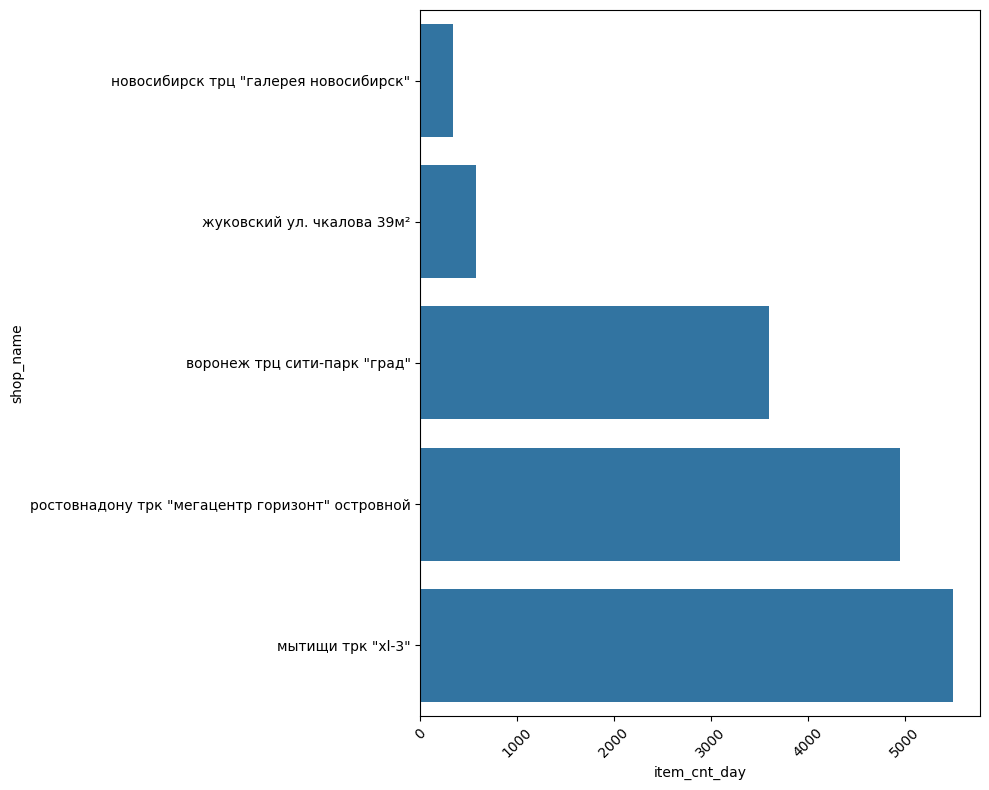
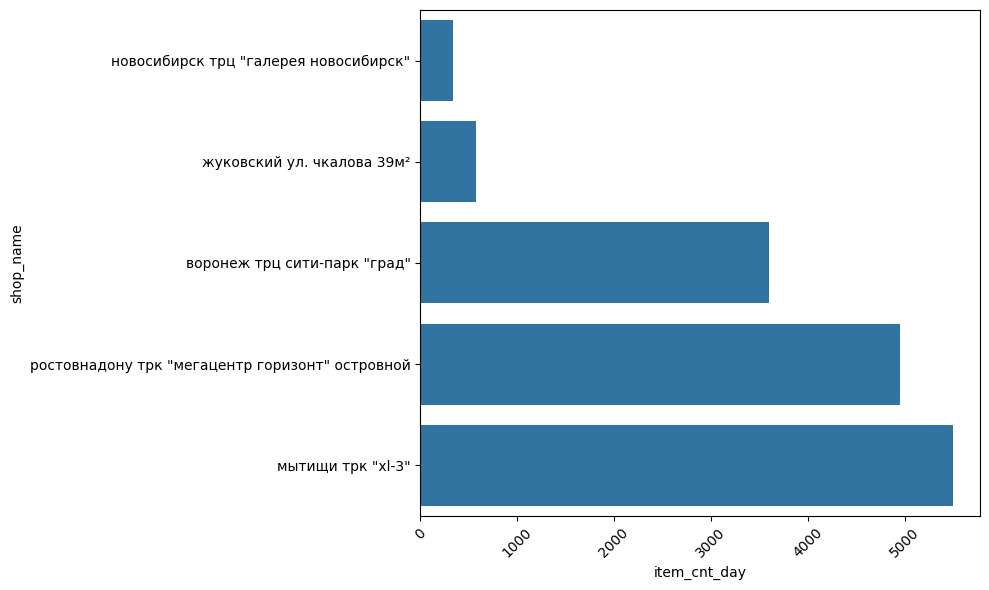
Unified diff of the notebook cell whose output changed from the first chart to the second:
--- before
+++ after
@@ -1,3 +1,3 @@
-plt.figure(figsize=(10, 8))
+plt.figure(figsize=(10, 6))
 sns.barplot(data=top_shops.nsmallest(5), orient='h')
 plt.tick_params('x', rotation=45)

Commit: DS/1.2 Added basic correlation analysis